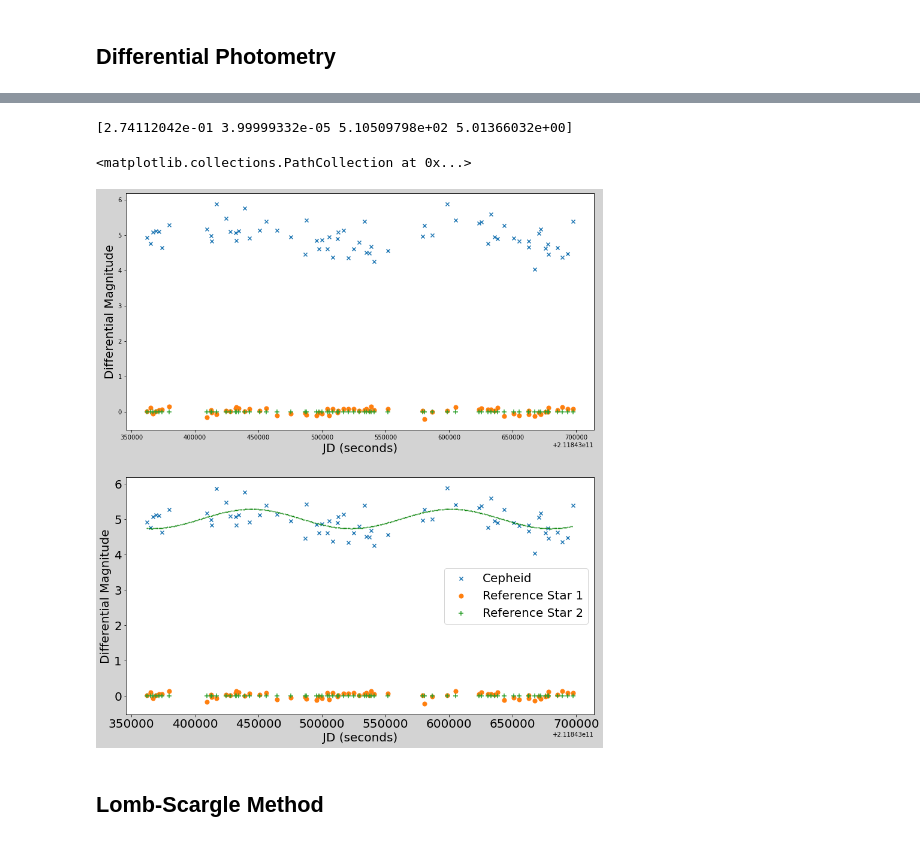
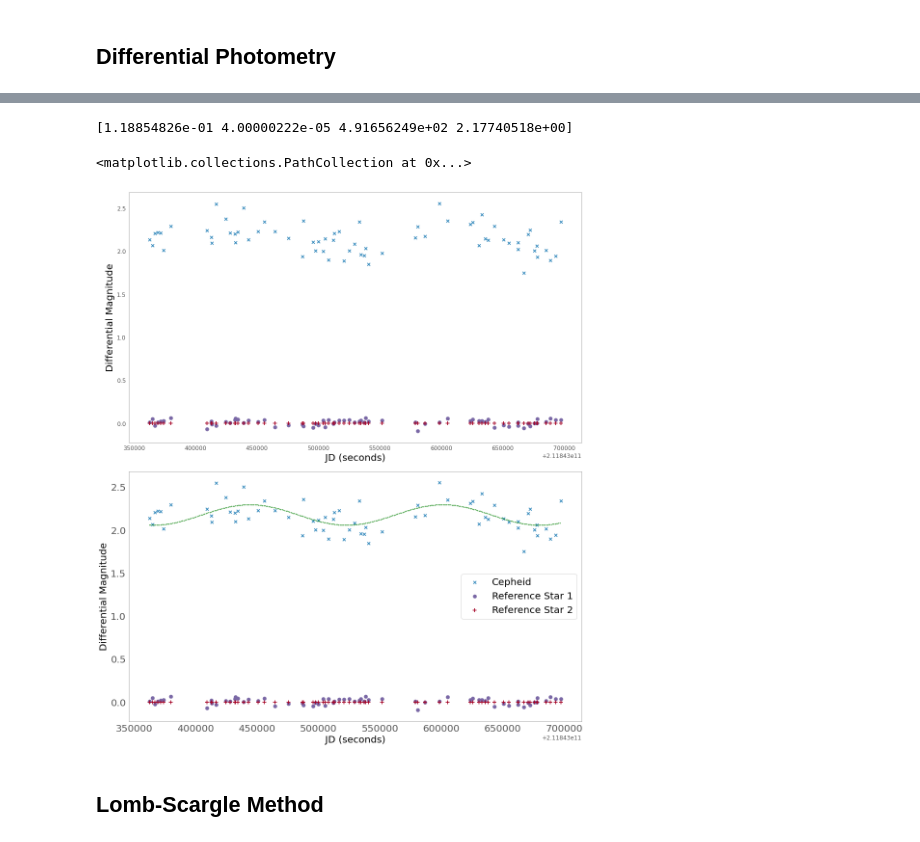
Before and after one commit to vvkrddy/cepheid-anu, a Jupyter notebook: main.ipynb, the cells around one changed output, grey strips where cells are left out. Drawn from its saved outputs; the diff is of its cells as text; code cells hidden in the pictures.

```diff
--- a/main.ipynb
+++ b/main.ipynb
@@ -102,9 +120,9 @@ df['residual_aperture_sum_1'] = aperture_1
 df['residual_aperture_sum_2'] = aperture_2
 df['residual_aperture_sum_3'] = aperture_3
 
-df['ins_mag_1'] = -2.5*np.log(df['residual_aperture_sum_1'])
-df['ins_mag_2'] = -2.5*np.log(df['residual_aperture_sum_2'])
-df['ins_mag_3'] = -2.5*np.log(df['residual_aperture_sum_3'])
+df['ins_mag_1'] = -2.5*np.log10(df['residual_aperture_sum_1'])
+df['ins_mag_2'] = -2.5*np.log10(df['residual_aperture_sum_2'])
+df['ins_mag_3'] = -2.5*np.log10(df['residual_aperture_sum_3'])
 
 df['diff_mag_1'] = df['ins_mag_1']-df['ins_mag_3']
 df['diff_mag_2'] = df['ins_mag_2']-df['ins_mag_3']
@@ -147,38 +195,39 @@ df
 # %%
-fig, ax = plt.subplots(2,1, figsize=(14,16))
 
-fig.patch.set_facecolor('lightgrey')
+fig, ax = plt.subplots(2,1, figsize=(14,16), constrained_layout=True)
+
+# fig.patch.set_facecolor('lightgrey')
+ax[0].grid(False)
+ax[1].grid(False)
 
 plt.xticks(fontsize= 20)
 plt.yticks(fontsize= 20)
 ax[0].set_ylabel('Differential Magnitude',fontsize=20)
 ax[0].set_xlabel('JD (seconds)', fontsize=20)
 ax[1].set_ylabel('Differential Magnitude',fontsize=20)
 ax[1].set_xlabel('JD (seconds)', fontsize=20)
 
 ax[0].scatter(df['JD(seconds)'],df['diff_mag_1'],marker='x', label='Cepheid')
 ax[0].scatter(df['JD(seconds)'],df['diff_mag_2'],s=50,marker='o', label='Reference Star 1')
 ax[0].scatter(df['JD(seconds)'],df['diff_mag_3'],s=50,marker='+', label='Reference Star 2')
 
 ax[1].scatter(df['JD(seconds)'],df['diff_mag_1'],marker='x', label='Cepheid')
 ax[1].scatter(df['JD(seconds)'],df['diff_mag_2'],s=50,marker='o', label='Reference Star 1')
 ax[1].scatter(df['JD(seconds)'],df['diff_mag_3'],s=50,marker='+', label='Reference Star 2')
 
-
-
 plt.legend(prop={'size': 20})
 
 params1, params_covariance1 = optimize.curve_fit(test_func, df['JD(seconds)'], df['diff_mag_1'], p0=[.6, 0.00004, 496.5, 5])
 print(params1)
 
 ax[1].scatter(np.arange(df['JD(seconds)'].min(),df['JD(seconds)'].max(), 1000), test_func(np.arange(df['JD(seconds)'].min(),df['JD(seconds)'].max(), 1000), params1[0], params1[1], params1[2], params1[3]),s=1, c='green')
 # ax.scatter(np.arange(df['JD(seconds)'].min(),df['JD(seconds)'].max(), 1000), test_func(np.arange(df['JD(seconds)'].min(),df['JD(seconds)'].max(), 1000), .6, 0.00004, 496.5, params1[3]),s=1, c='red')
 
 # plt.savefig('diff-mag.png')
 # %% [output]
-[2.74112042e-01 3.99999332e-05 5.10509798e+02 5.01366032e+00]
+[1.18854826e-01 4.00000222e-05 4.91656249e+02 2.17740518e+00]
 <matplotlib.collections.PathCollection at 0x...>
-[figure, old version]
+[figure, new version]
 # %% [markdown]
 ## Lomb-Scargle Method
 # %%
```
Also changed, not shown: parts of 16 cells of this notebook, 4 other files.
